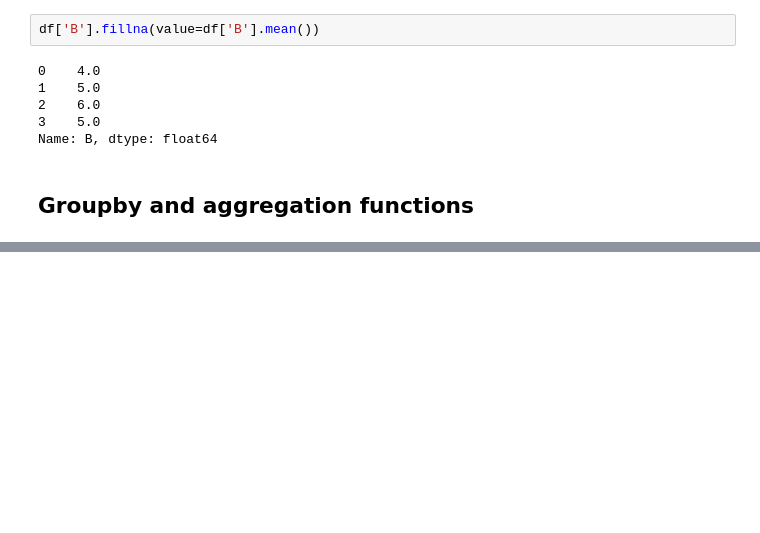
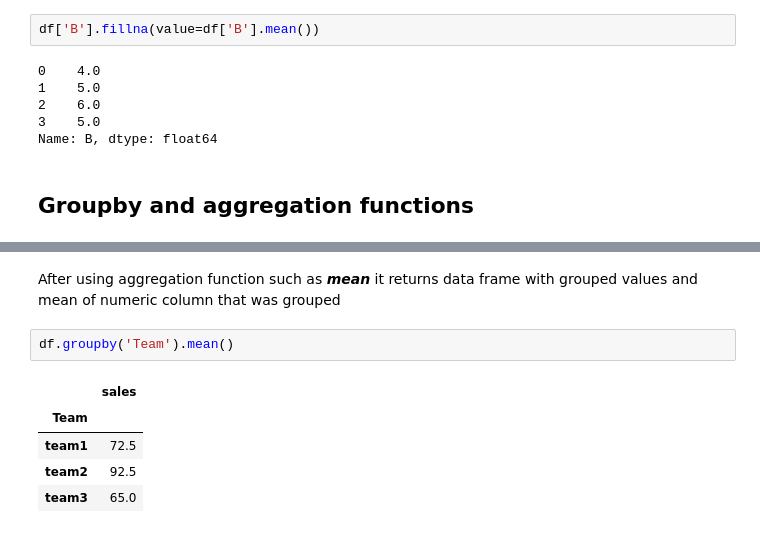
Before and after one commit to Artur-Ws/Data_Science_Basics, a Jupyter notebook: pandas_notes.ipynb, the cells around one changed output, grey strips where cells are left out. Cells and saved outputs as stored; diff of their text form; blank space fills up the shorter version.

```diff
--- a/pandas_notes.ipynb
+++ b/pandas_notes.ipynb
@@ -500,0 +522,10 @@ Name: B, dtype: float64
+# %% [markdown]
+After using aggregation function such as ***mean*** it returns data frame with grouped values and mean of numeric column that was grouped
+# %%
+df.groupby('Team').mean()
+# %% [output]
+|  | sales |
+| Team |  |
+| team1 | 72.5 |
+| team2 | 92.5 |
+| team3 | 65.0 |
```
Also changed, not shown: parts of 8 cells of this notebook.
